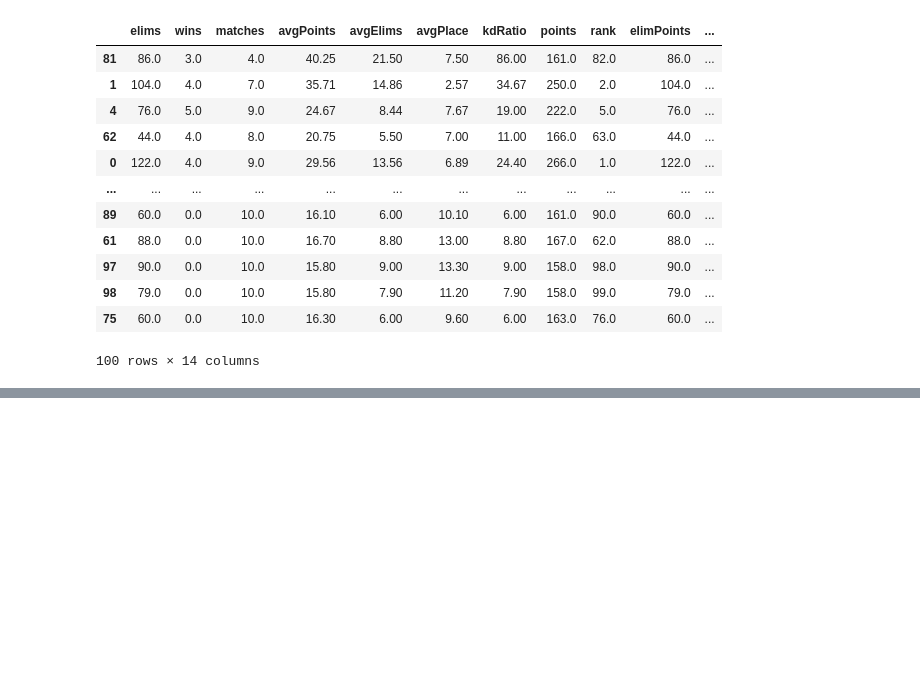
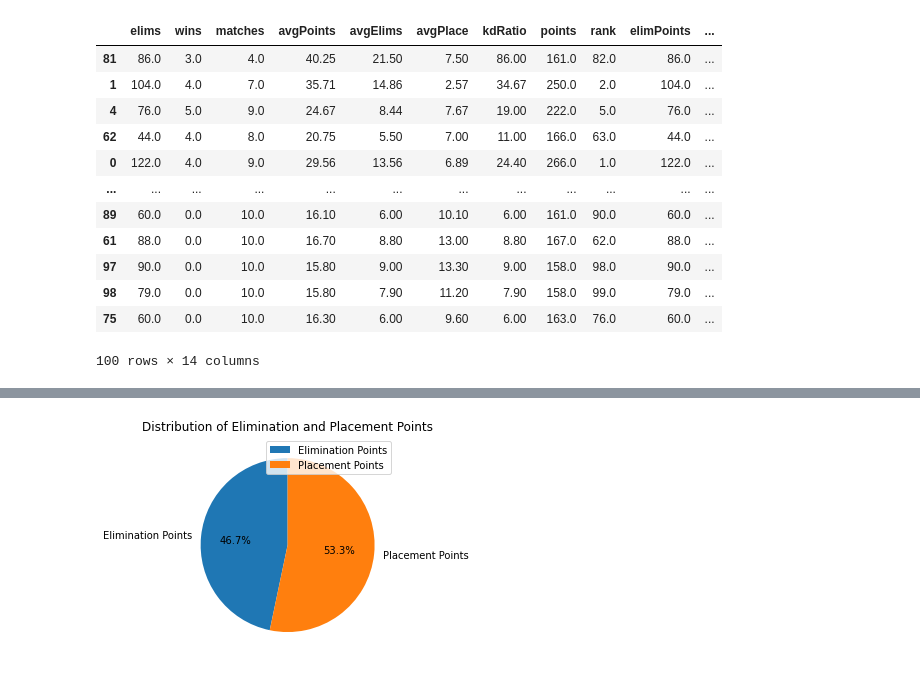
Before and after one commit to mlue02/eSportsStats, a Jupyter notebook: fnstats/fnstats.ipynb, the cells around one changed output, grey strips where cells are left out. Cells and saved outputs as stored; diff of their text form; code cells hidden in the pictures; blank space fills up the shorter version.

```diff
--- a/fnstats/fnstats.ipynb
+++ b/fnstats/fnstats.ipynb
@@ -160,0 +127,8 @@ def get_content(url):
+# %%
+fig = plt.figure()
+plt.pie([df['elimPoints'].sum(), df['placementPoints'].sum()], autopct='%1.1f%%', labels = ['Elimination Points', 'Placement Points'], startangle = 90)
+plt.title('Distribution of Elimination and Placement Points')
+plt.legend()
+plt.show()
+# %% [output]
+[figure, added]
```
Also changed, not shown: parts of 10 cells of this notebook, 1 other file.
